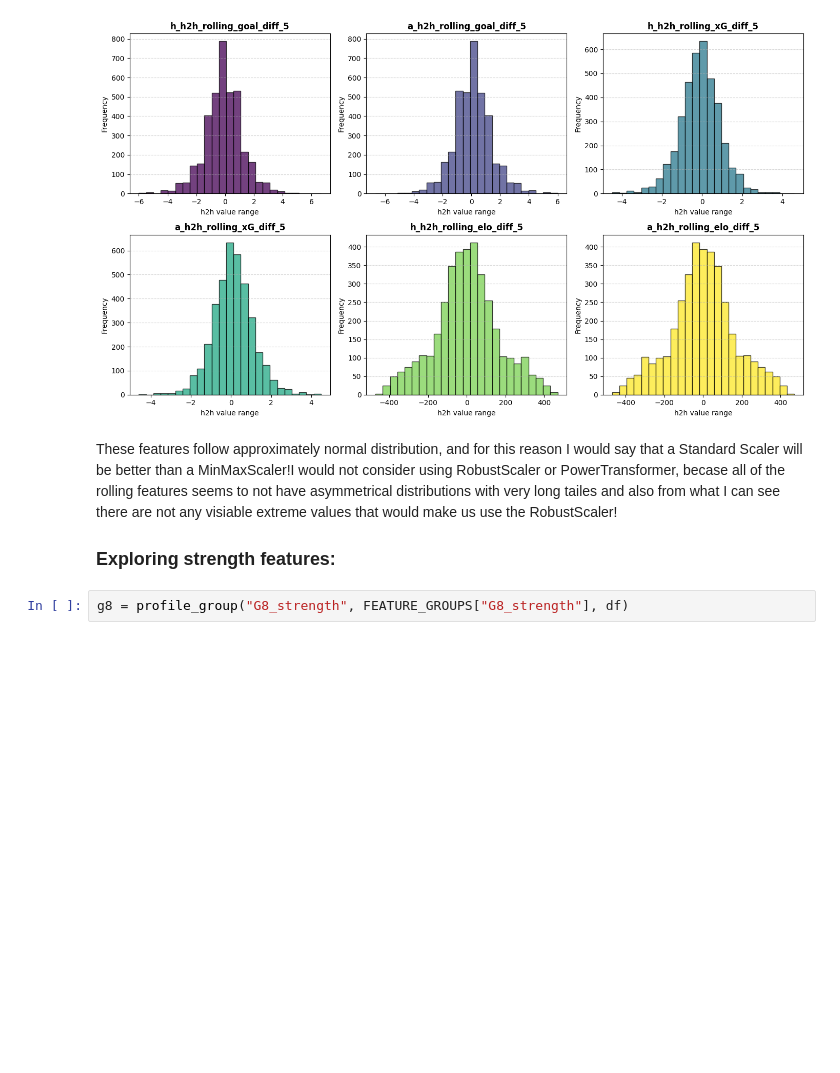
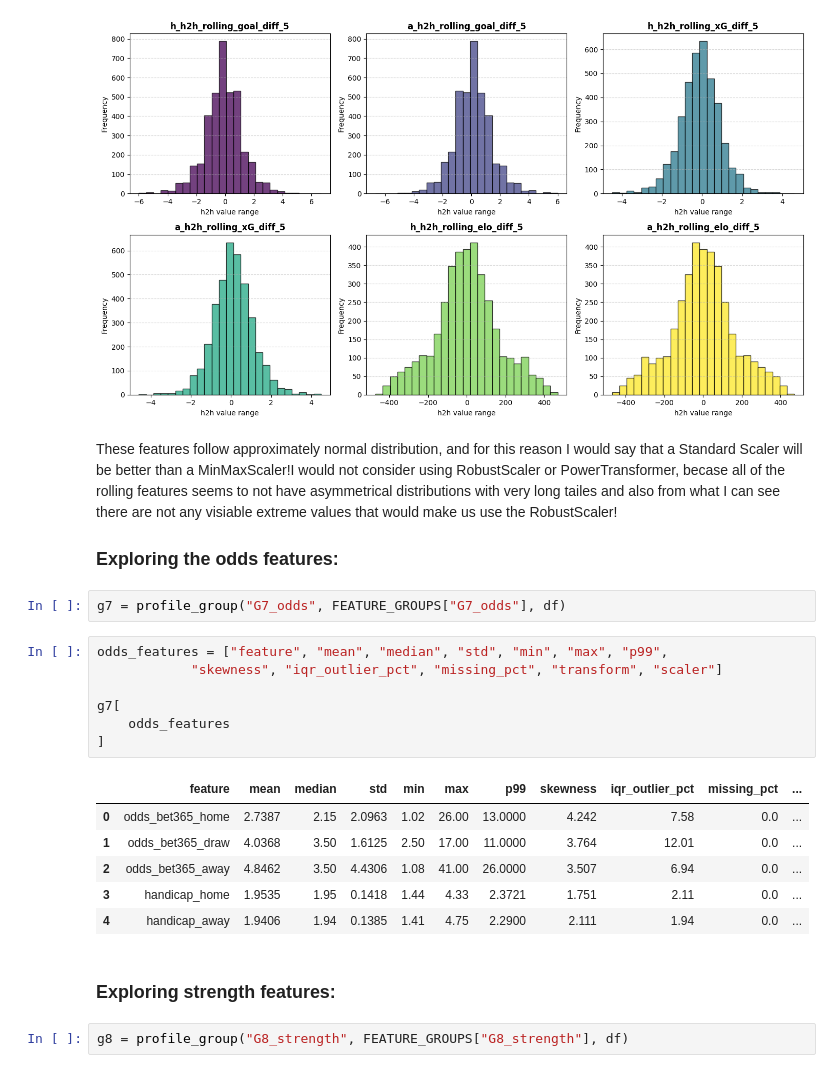
Before and after one commit to kvenov/Football_Betting_Analysis, a Jupyter notebook: notebooks/eda/03_eda.ipynb, the cells around one changed output. Drawn from its saved outputs; the diff is of its cells as text; blank space fills up the shorter version.

```diff
--- a/notebooks/eda/03_eda.ipynb
+++ b/notebooks/eda/03_eda.ipynb
@@ -856,7 +856,25 @@ plot_hists(
 # %% [markdown]
 These features follow approximately normal distribution, and for this reason I would say that a Standard Scaler will be better than a MinMaxScaler!I would not consider using RobustScaler or PowerTransformer, becase all of the rolling features seems to not have asymmetrical distributions with very long tailes and also from what I can see there are not any visiable extreme values that would make us use the RobustScaler!
 
-### Exploring strength features:
+### Exploring the odds features:
+# %%
+g7 = profile_group("G7_odds", FEATURE_GROUPS["G7_odds"], df)
+# %%
+odds_features = ["feature", "mean", "median", "std", "min", "max", "p99",
+            "skewness", "iqr_outlier_pct", "missing_pct", "transform", "scaler"]
+
+g7[
+    odds_features
+]
+# %% [output]
+|  | feature | mean | median | std | min | max | p99 | skewness | iqr_outlier_pct | missing_pct | ... |
+| 0 | odds_bet365_home | 2.7387 | 2.15 | 2.0963 | 1.02 | 26.00 | 13.0000 | 4.242 | 7.58 | 0.0 | ... |
+| 1 | odds_bet365_draw | 4.0368 | 3.50 | 1.6125 | 2.50 | 17.00 | 11.0000 | 3.764 | 12.01 | 0.0 | ... |
+| 2 | odds_bet365_away | 4.8462 | 3.50 | 4.4306 | 1.08 | 41.00 | 26.0000 | 3.507 | 6.94 | 0.0 | ... |
+| 3 | handicap_home | 1.9535 | 1.95 | 0.1418 | 1.44 | 4.33 | 2.3721 | 1.751 | 2.11 | 0.0 | ... |
+| 4 | handicap_away | 1.9406 | 1.94 | 0.1385 | 1.41 | 4.75 | 2.2900 | 2.111 | 1.94 | 0.0 | ... |
+# %% [markdown]
+### Exploring strength features:
 # %%
 g8 = profile_group("G8_strength", FEATURE_GROUPS["G8_strength"], df)
 # %%
```
Also changed, not shown: parts of 2 cells of this notebook, 28 other files.
